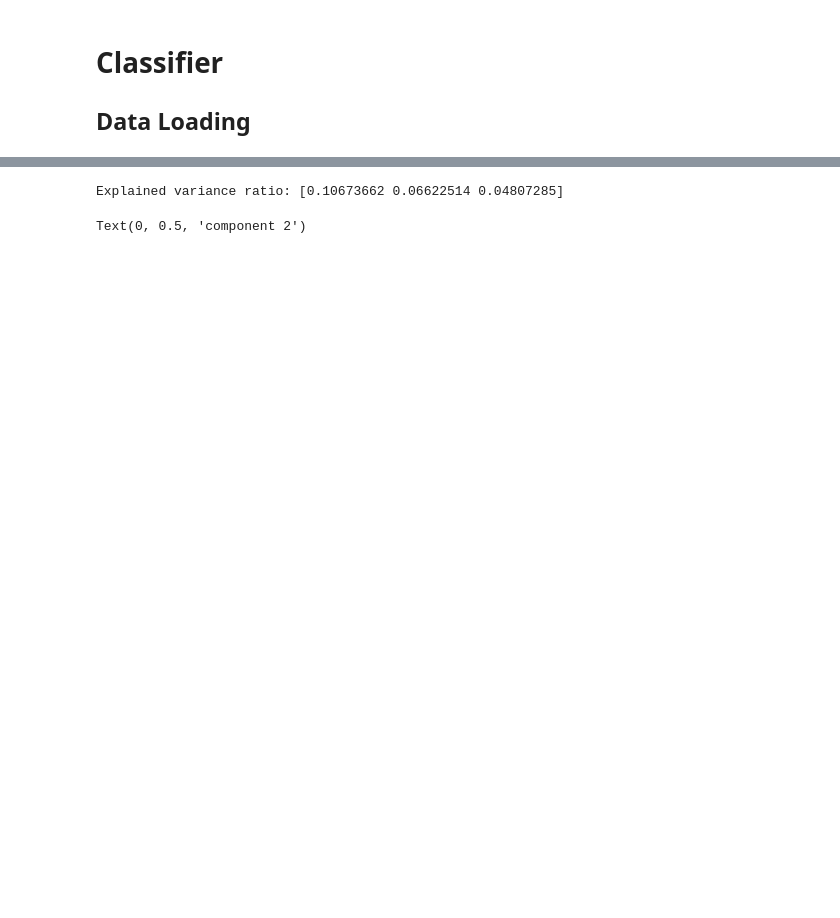
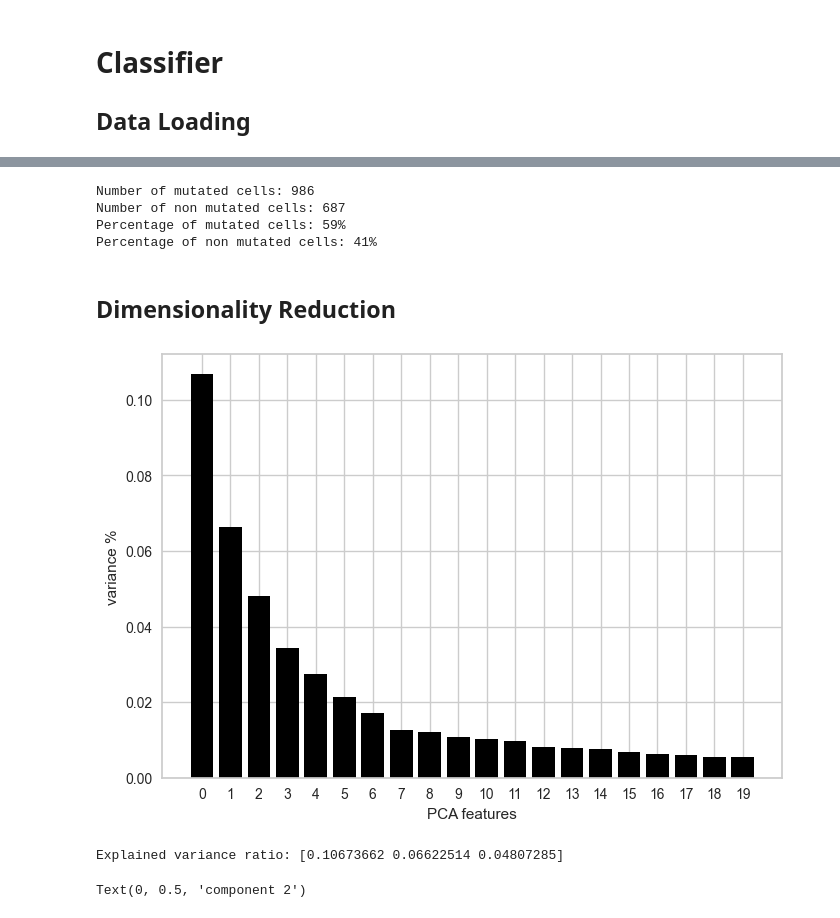
Before and after one commit to beatricecitterio/ml-repo, a Jupyter notebook: bea.ipynb, the cells around one changed output, grey strips where cells are left out. Cells and saved outputs as stored; diff of their text form; code cells hidden in the pictures; blank space fills up the shorter version.

```diff
--- a/bea.ipynb
+++ b/bea.ipynb
@@ -18 +209,39 @@ expression['Mutation'] = expression['ModelID'].isin(mutation['ModelID']).astype(
+# %%
+mutated = expression[expression['Mutation'] == 1]
+non_mutated = expression[expression['Mutation'] == 0]
+
+print("Number of mutated cells:", len(mutated))
+print("Number of non mutated cells:", len(non_mutated))
+
+print(f'Percentage of mutated cells: {round(len(mutated)/1673*100)}%')
+print(f'Percentage of non mutated cells: {round(len(non_mutated)/1673*100)}%')
+# %% [output]
+Number of mutated cells: 986
+Number of non mutated cells: 687
+Percentage of mutated cells: 59%
+Percentage of non mutated cells: 41%
+# %% [markdown]
+## **Dimensionality Reduction**
+# %%
+# PCA
+expression_scaled = pd.DataFrame(StandardScaler().fit_transform(expression), columns=expression.columns)
+
+pca = PCA(n_components=20)
+principalComponents = pca.fit_transform(expression_scaled)
+
+features = range(pca.n_components_)
+plt.bar(features, pca.explained_variance_ratio_, color='black')
+plt.xlabel('PCA features')
+plt.ylabel('variance %')
+plt.xticks(features)
+
+PCA_components = pd.DataFrame(principalComponents)
+
+explained_variances = pca.explained_variance_ratio_
+explained_variances_percentage = explained_variances * 100
+
+cumulative_variances = np.cumsum(explained_variances)
+cumulative_variances_percentage = cumulative_variances * 100
+# %% [output]
+[figure, added]
 # %%
```
Also changed, not shown: parts of 76 cells of this notebook, 10 other files.
